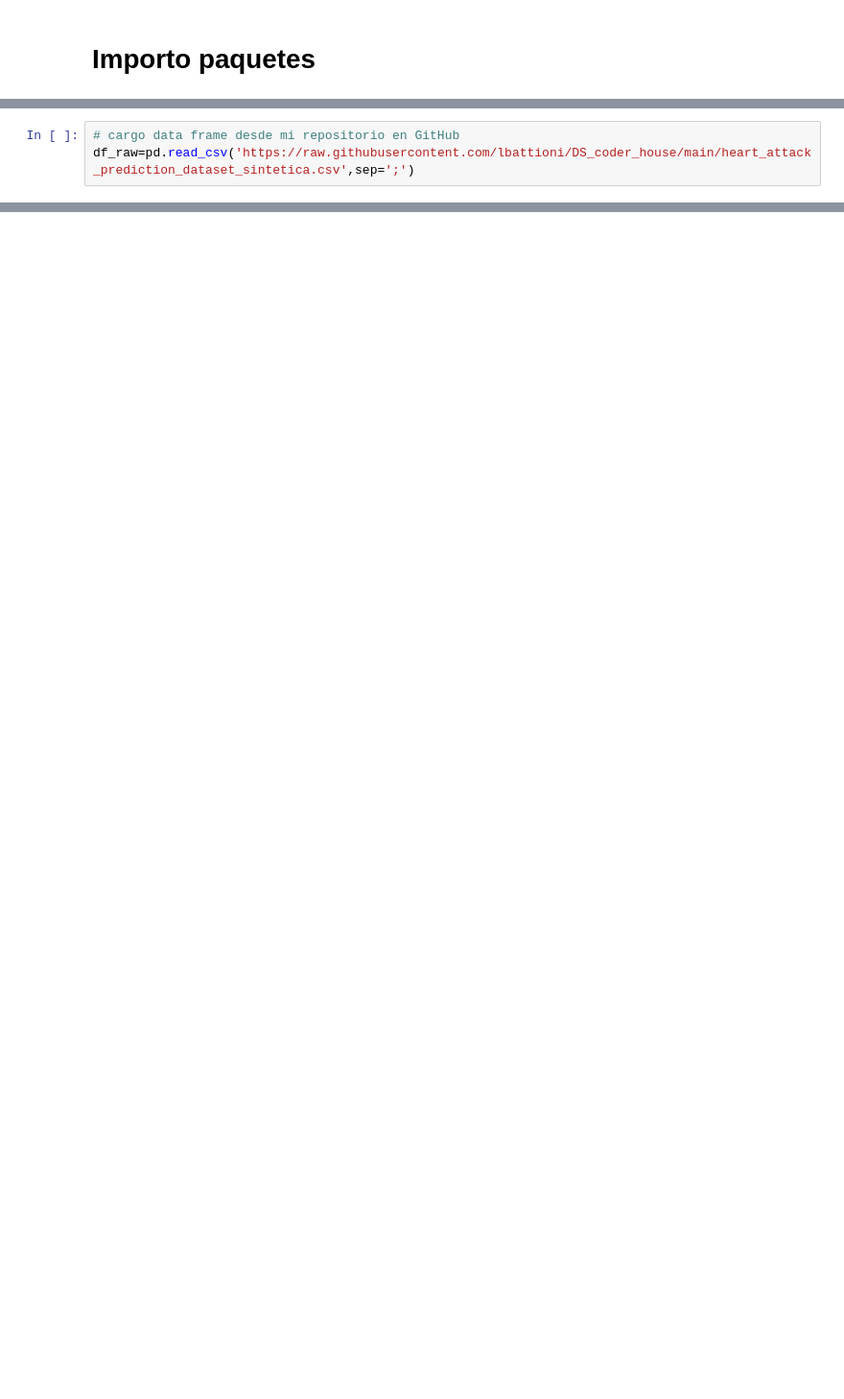
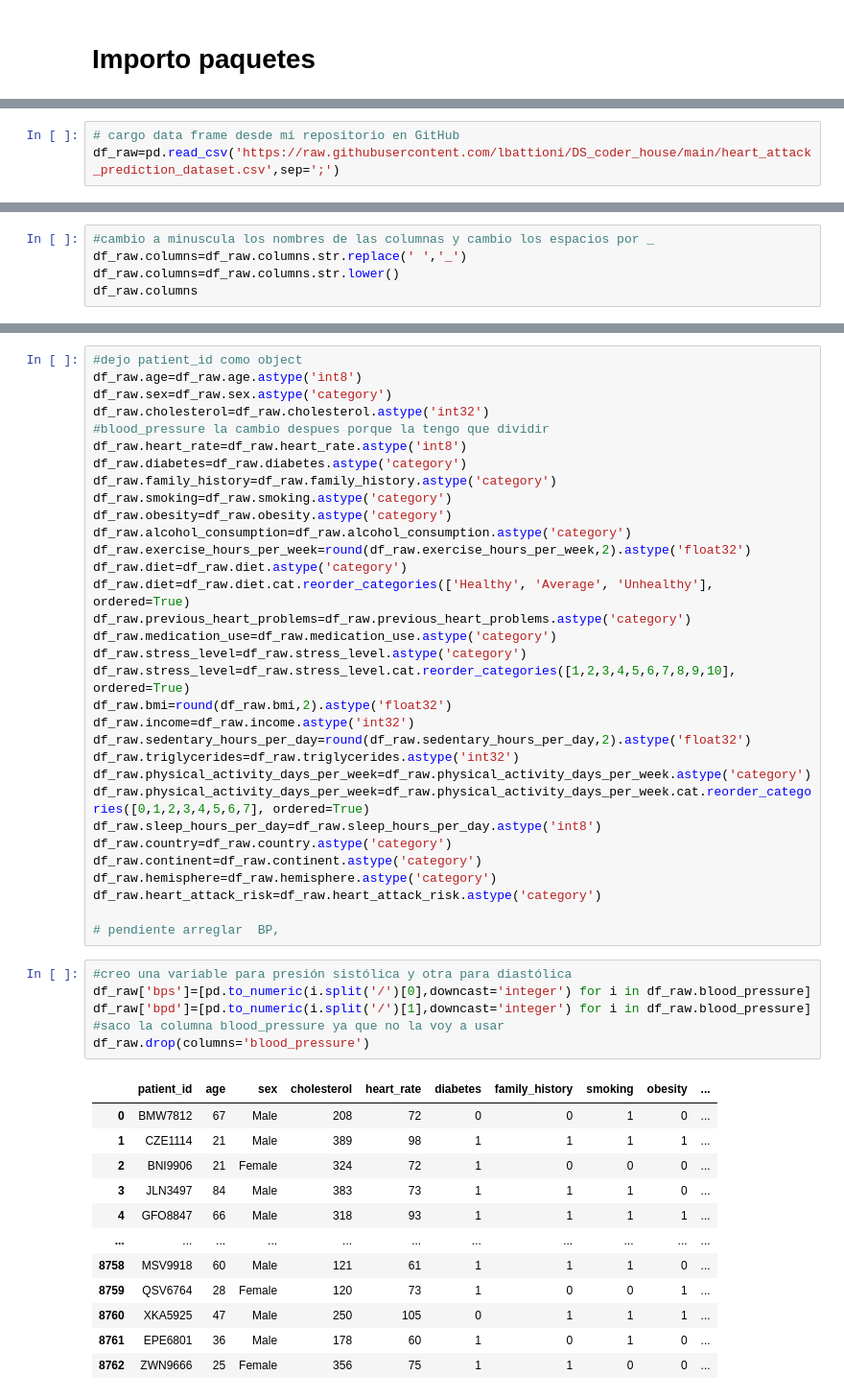
Before and after one commit to lbattioni/DS_coder_house, a Jupyter notebook: ProyectoDS_parteI_Battioni.ipynb, the cells around one changed output, grey strips where cells are left out. Shown: that part at 96% size. Saved outputs shown, nothing was run; the diff lists cells and outputs as text; blank space fills up the shorter version.

```diff
--- a/ProyectoDS_parteI_Battioni.ipynb
+++ b/ProyectoDS_parteI_Battioni.ipynb
@@ -27,3 +62,3 @@ import matplotlib.pyplot as plt
 # %%
 # cargo data frame desde mi repositorio en GitHub
-df_raw=pd.read_csv('https://raw.githubusercontent.com/lbattioni/DS_coder_house/main/heart_attack_prediction_dataset_sintetica.csv',sep=';')
+df_raw=pd.read_csv('https://raw.githubusercontent.com/lbattioni/DS_coder_house/main/heart_attack_prediction_dataset.csv',sep=';')
@@ -29,0 +82,5 @@ df_raw=pd.read_csv('https://raw.githubusercontent.com/lbattioni/DS_coder_house/m
+# %%
+#cambio a minuscula los nombres de las columnas y cambio los espacios por _
+df_raw.columns=df_raw.columns.str.replace(' ','_')
+df_raw.columns=df_raw.columns.str.lower()
+df_raw.columns
@@ -29,0 +117,51 @@ df_raw=pd.read_csv('https://raw.githubusercontent.com/lbattioni/DS_coder_house/m
+# %%
+#dejo patient_id como object
+df_raw.age=df_raw.age.astype('int8')
+df_raw.sex=df_raw.sex.astype('category')
+df_raw.cholesterol=df_raw.cholesterol.astype('int32')
+#blood_pressure la cambio despues porque la tengo que dividir
+df_raw.heart_rate=df_raw.heart_rate.astype('int8')
+df_raw.diabetes=df_raw.diabetes.astype('category')
+df_raw.family_history=df_raw.family_history.astype('category')
+df_raw.smoking=df_raw.smoking.astype('category')
+df_raw.obesity=df_raw.obesity.astype('category')
+df_raw.alcohol_consumption=df_raw.alcohol_consumption.astype('category')
+df_raw.exercise_hours_per_week=round(df_raw.exercise_hours_per_week,2).astype('float32')
+df_raw.diet=df_raw.diet.astype('category')
+df_raw.diet=df_raw.diet.cat.reorder_categories(['Healthy', 'Average', 'Unhealthy'], ordered=True)
+df_raw.previous_heart_problems=df_raw.previous_heart_problems.astype('category')
+df_raw.medication_use=df_raw.medication_use.astype('category')
+df_raw.stress_level=df_raw.stress_level.astype('category')
+df_raw.stress_level=df_raw.stress_level.cat.reorder_categories([1,2,3,4,5,6,7,8,9,10], ordered=True)
+df_raw.bmi=round(df_raw.bmi,2).astype('float32')
+df_raw.income=df_raw.income.astype('int32')
+df_raw.sedentary_hours_per_day=round(df_raw.sedentary_hours_per_day,2).astype('float32')
+df_raw.triglycerides=df_raw.triglycerides.astype('int32')
+df_raw.physical_activity_days_per_week=df_raw.physical_activity_days_per_week.astype('category')
+df_raw.physical_activity_days_per_week=df_raw.physical_activity_days_per_week.cat.reorder_categories([0,1,2,3,4,5,6,7], ordered=True)
+df_raw.sleep_hours_per_day=df_raw.sleep_hours_per_day.astype('int8')
+df_raw.country=df_raw.country.astype('category')
+df_raw.continent=df_raw.continent.astype('category')
+df_raw.hemisphere=df_raw.hemisphere.astype('category')
+df_raw.heart_attack_risk=df_raw.heart_attack_risk.astype('category')
+
+# pendiente arreglar  BP,
+# %%
+#creo una variable para presión sistólica y otra para diastólica
+df_raw['bps']=[pd.to_numeric(i.split('/')[0],downcast='integer') for i in df_raw.blood_pressure]
+df_raw['bpd']=[pd.to_numeric(i.split('/')[1],downcast='integer') for i in df_raw.blood_pressure]
+#saco la columna blood_pressure ya que no la voy a usar
+df_raw.drop(columns='blood_pressure')
+# %% [output]
+|  | patient_id | age | sex | cholesterol | heart_rate | diabetes | family_history | smoking | obesity | ... |
+| 0 | BMW7812 | 67 | Male | 208 | 72 | 0 | 0 | 1 | 0 | ... |
+| 1 | CZE1114 | 21 | Male | 389 | 98 | 1 | 1 | 1 | 1 | ... |
+| 2 | BNI9906 | 21 | Female | 324 | 72 | 1 | 0 | 0 | 0 | ... |
+| 3 | JLN3497 | 84 | Male | 383 | 73 | 1 | 1 | 1 | 0 | ... |
+| 4 | GFO8847 | 66 | Male | 318 | 93 | 1 | 1 | 1 | 1 | ... |
+| ... | ... | ... | ... | ... | ... | ... | ... | ... | ... | ... |
+| 8758 | MSV9918 | 60 | Male | 121 | 61 | 1 | 1 | 1 | 0 | ... |
+| 8759 | QSV6764 | 28 | Female | 120 | 73 | 1 | 0 | 0 | 1 | ... |
+| 8760 | XKA5925 | 47 | Male | 250 | 105 | 0 | 1 | 1 | 1 | ... |
+| 8761 | EPE6801 | 36 | Male | 178 | 60 | 1 | 0 | 1 | 0 | ... |
+| 8762 | ZWN9666 | 25 | Female | 356 | 75 | 1 | 1 | 0 | 0 | ... |
```
Also changed, not shown: parts of 8 cells of this notebook.
